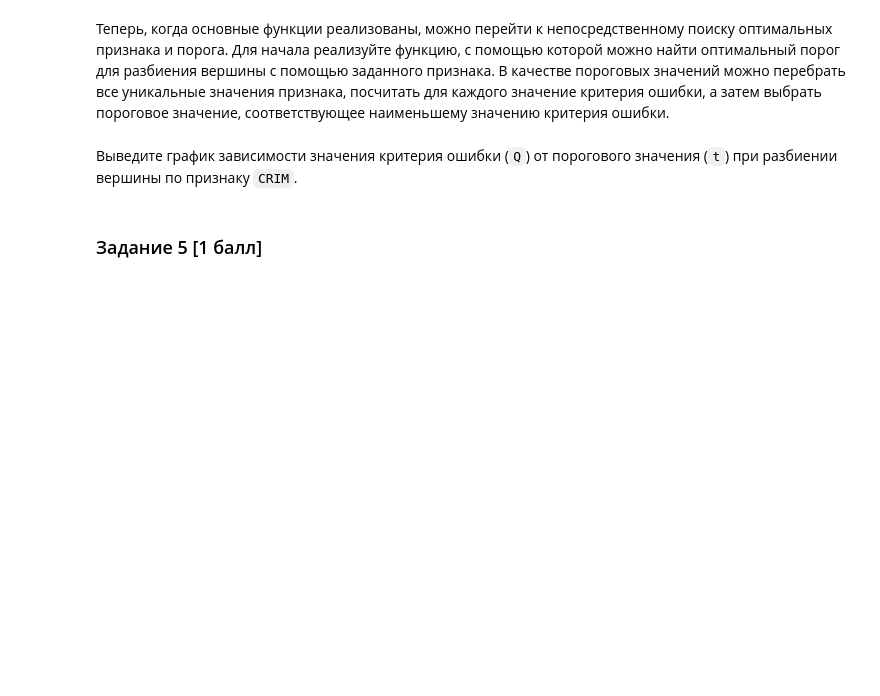
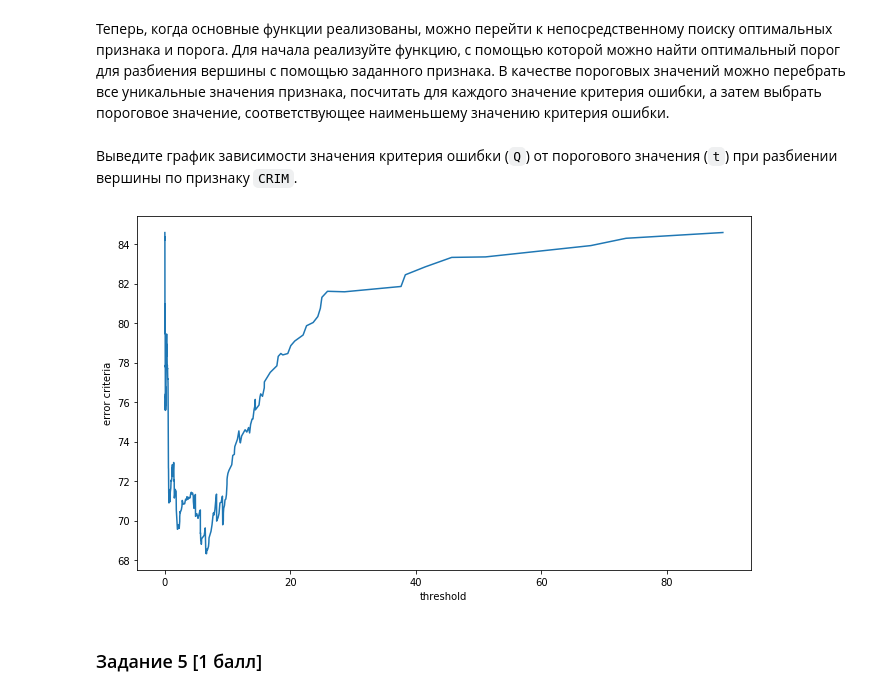
Before and after one commit to Oleg-DS/learning_data_science, a Jupyter notebook: ML/hw04.ipynb, the cells around one changed output. Cells and saved outputs as stored; diff of their text form; code cells hidden in the pictures; blank space fills up the shorter version.

```diff
--- a/ML/hw04.ipynb
+++ b/ML/hw04.ipynb
@@ -260,8 +260,8 @@ def split_node(R_m, feature, t):
     R_l - pd.DataFrame - объекты, которые попали в левую вершину
     R_r - pd.DataFrame - объекты, которые попали в правую вершину
     """
-    R_l = # YOUR CODE HERE
-    R_r = # YOUR CODE HERE
+    R_l = R_m[R_m[feature] <= t] # YOUR CODE HERE
+    R_r = R_m[R_m[feature] > t] # YOUR CODE HERE
     return R_l, R_r
 # %%
 # Test the function
@@ -285,7 +285,8 @@ def q_error(R_m, feature, t):
     OUTPUT
     Q - float - значение критерия ошибки
     """
-    Q = # YOUR CODE HERE
+    R_l, R_r = split_node(R_m, feature, t)
+    Q = R_l.shape[0]/R_m.shape[0]*H(R_l) + R_r.shape[0]/R_m.shape[0]*H(R_r) # YOUR CODE HERE
     return Q
 # %%
 assert np.allclose(q_error(X, 'ZN', 6.0), 72.93082666955256)
@@ -305,9 +306,11 @@ def get_optimal_t(R_m, feature):
     t_array - list - список перебираемых пороговых значений
     Q_array - list - список значений критерия ошибки, соответствующих перебранным пороговым значениям (для построения графика)
     """
-    Q_array = # YOUR CODE HERE
-    t_array = # YOUR CODE HERE
-    t_opt = # YOUR CODE HERE
+    Q_array = list() # YOUR CODE HERE
+    t_array = list(R_m[feature]) # YOUR CODE HERE
+    for t in t_array:
+        Q_array.append(q_error(R_m, feature, t))
+    t_opt = t_array[np.argmin(Q_array)] # YOUR CODE HERE
     return t_opt, t_array, Q_array
 # %%
 # Test function
@@ -320,3 +321,15 @@ assert np.allclose(t_opt, 6.65492)
+# %%
+# your code here
+arr_x = np.array(t_array).reshape(-1, 1)
+arr_y = np.array(Q_array).reshape(-1, 1)
+arr = np.concatenate((arr_x, arr_y), axis=1)
+arr = arr[arr[:,0].argsort()]
+plt.plot(arr[:,0], arr[:,1])
+plt.ylabel('error criteria')
+plt.xlabel('threshold')
+plt.show()
+# %% [output]
+[figure, added]
 # %% [markdown]
 ### Задание 5 [1 балл]<a id="task2_5"></a>
 # %% [markdown]
```
Also changed, not shown: parts of 6 cells of this notebook, 1 other file.
